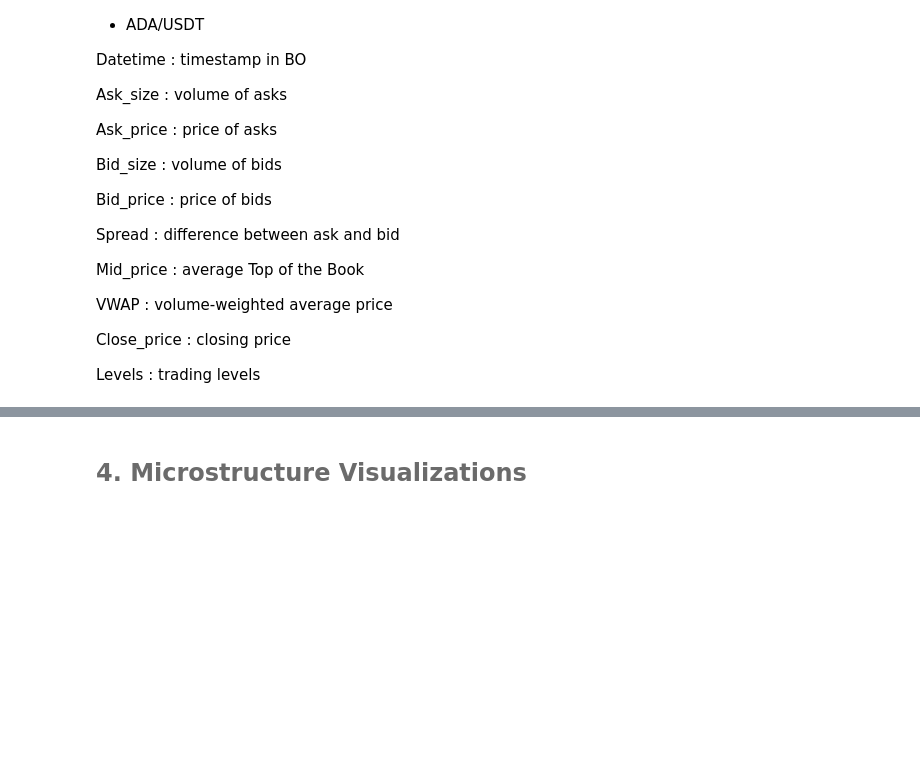
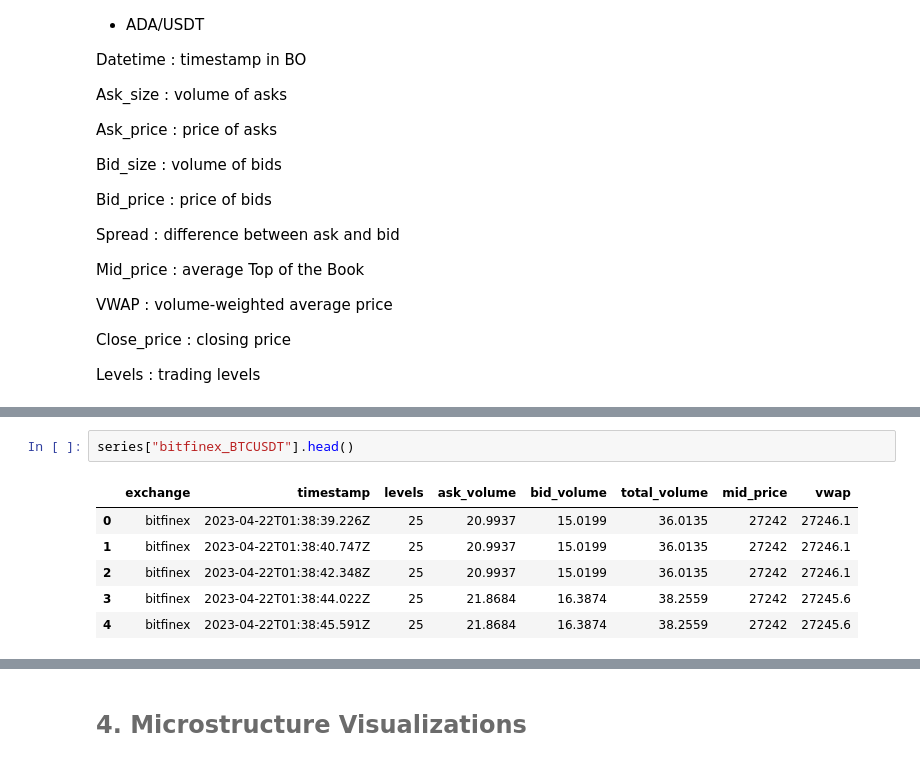
Before and after one commit to Tania-Bell/MyST_Lab4, a Jupyter notebook: notebook.ipynb, the cells around one changed output, grey strips where cells are left out. Drawn from its saved outputs; the diff is of its cells as text; blank space fills up the shorter version.

```diff
--- a/notebook.ipynb
+++ b/notebook.ipynb
@@ -136,0 +179,9 @@ data # it is a dictionary but for visualization terms in the notebook it was dow
+# %%
+series["bitfinex_BTCUSDT"].head()
+# %% [output]
+|  | exchange | timestamp | levels | ask_volume | bid_volume | total_volume | mid_price | vwap |
+| 0 | bitfinex | 2023-04-22T01:38:39.226Z | 25 | 20.9937 | 15.0199 | 36.0135 | 27242 | 27246.1 |
+| 1 | bitfinex | 2023-04-22T01:38:40.747Z | 25 | 20.9937 | 15.0199 | 36.0135 | 27242 | 27246.1 |
+| 2 | bitfinex | 2023-04-22T01:38:42.348Z | 25 | 20.9937 | 15.0199 | 36.0135 | 27242 | 27246.1 |
+| 3 | bitfinex | 2023-04-22T01:38:44.022Z | 25 | 21.8684 | 16.3874 | 38.2559 | 27242 | 27245.6 |
+| 4 | bitfinex | 2023-04-22T01:38:45.591Z | 25 | 21.8684 | 16.3874 | 38.2559 | 27242 | 27245.6 |
```
Also changed, not shown: parts of 17 cells of this notebook, 1 other file.
